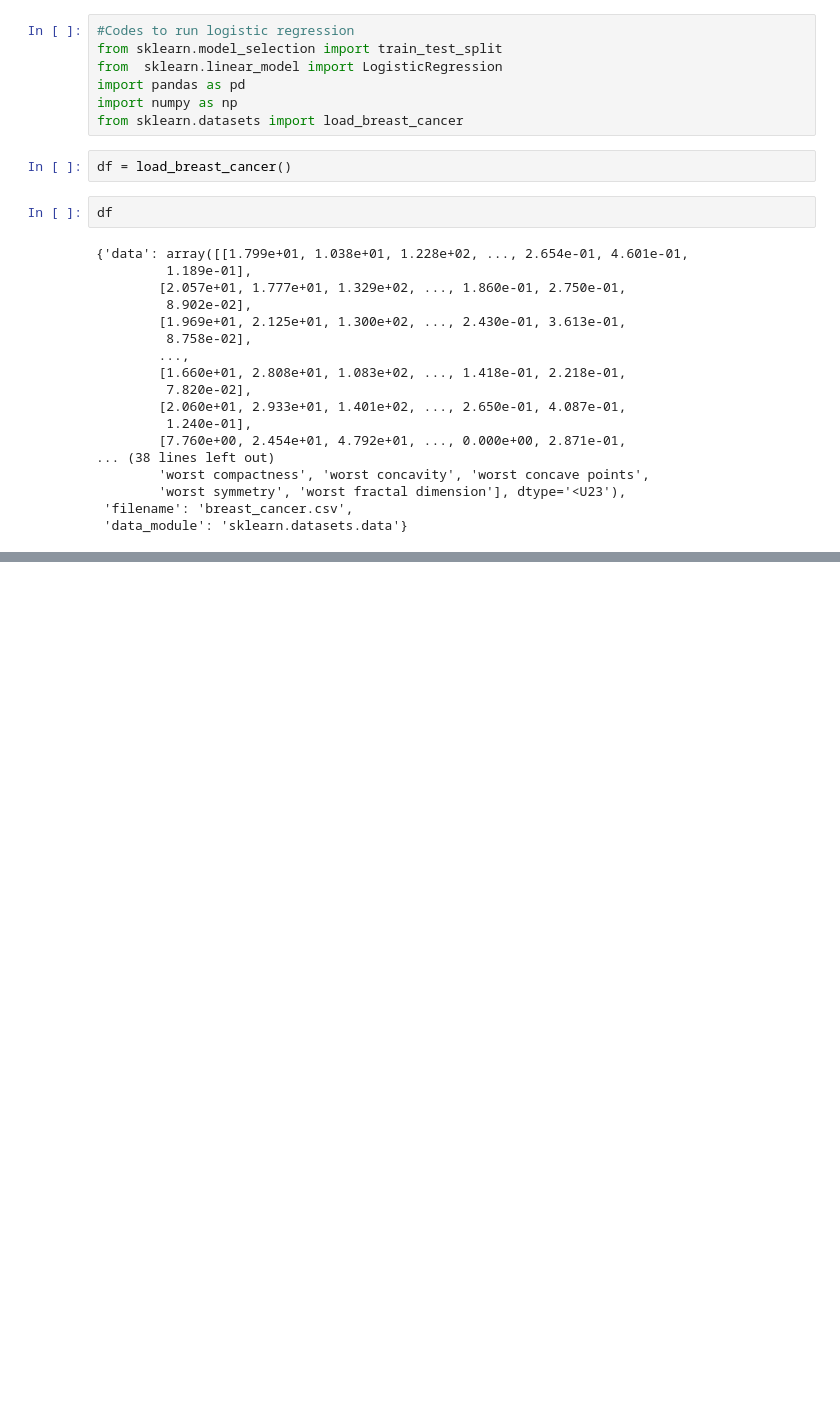
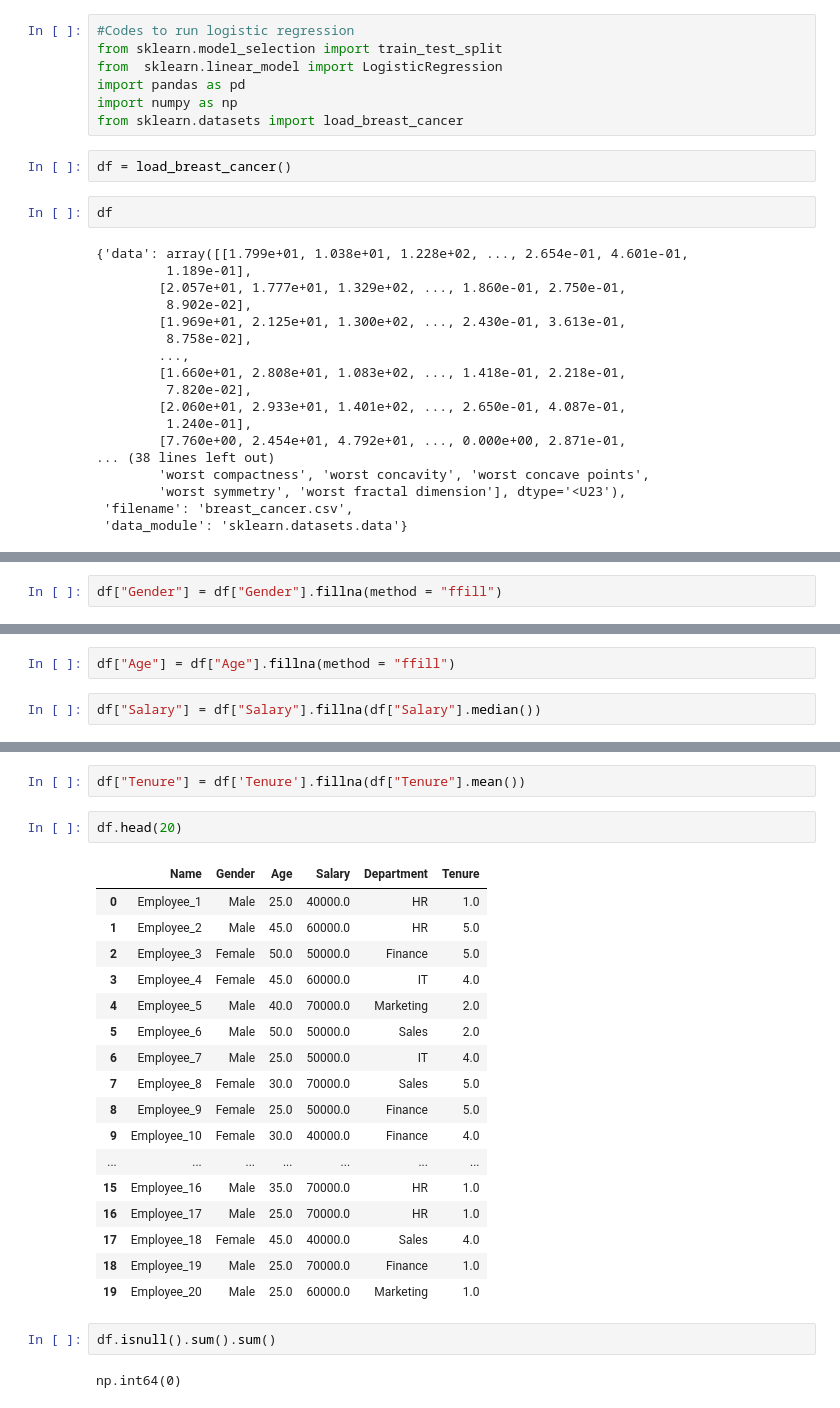
Before and after one commit to Jatingpt/ML-Repository, a Jupyter notebook: ML_Repository.ipynb, the cells around one changed output, grey strips where cells are left out. Cells and saved outputs as stored; diff of their text form; blank space fills up the shorter version.

```diff
--- a/ML_Repository.ipynb
+++ b/ML_Repository.ipynb
@@ -169,0 +224,2 @@ df
+# %%
+df["Gender"] = df["Gender"].fillna(method = "ffill")
@@ -169,0 +241,4 @@ df
+# %%
+df["Age"] = df["Age"].fillna(method = "ffill")
+# %%
+df["Salary"] = df["Salary"].fillna(df["Salary"].median())
@@ -169,0 +256,26 @@ df
+# %%
+df["Tenure"] = df['Tenure'].fillna(df["Tenure"].mean())
+# %%
+df.head(20)
+# %% [output]
+|  | Name | Gender | Age | Salary | Department | Tenure |
+| 0 | Employee_1 | Male | 25.0 | 40000.0 | HR | 1.0 |
+| 1 | Employee_2 | Male | 45.0 | 60000.0 | HR | 5.0 |
+| 2 | Employee_3 | Female | 50.0 | 50000.0 | Finance | 5.0 |
+| 3 | Employee_4 | Female | 45.0 | 60000.0 | IT | 4.0 |
+| 4 | Employee_5 | Male | 40.0 | 70000.0 | Marketing | 2.0 |
+| 5 | Employee_6 | Male | 50.0 | 50000.0 | Sales | 2.0 |
+| 6 | Employee_7 | Male | 25.0 | 50000.0 | IT | 4.0 |
+| 7 | Employee_8 | Female | 30.0 | 70000.0 | Sales | 5.0 |
+| 8 | Employee_9 | Female | 25.0 | 50000.0 | Finance | 5.0 |
+| 9 | Employee_10 | Female | 30.0 | 40000.0 | Finance | 4.0 |
+| ... | ... | ... | ... | ... | ... | ... |
+| 15 | Employee_16 | Male | 35.0 | 70000.0 | HR | 1.0 |
+| 16 | Employee_17 | Male | 25.0 | 70000.0 | HR | 1.0 |
+| 17 | Employee_18 | Female | 45.0 | 40000.0 | Sales | 4.0 |
+| 18 | Employee_19 | Male | 25.0 | 70000.0 | Finance | 1.0 |
+| 19 | Employee_20 | Male | 25.0 | 60000.0 | Marketing | 1.0 |
+# %%
+df.isnull().sum().sum()
+# %% [output]
+np.int64(0)
```
Also changed, not shown: parts of 13 cells of this notebook.
